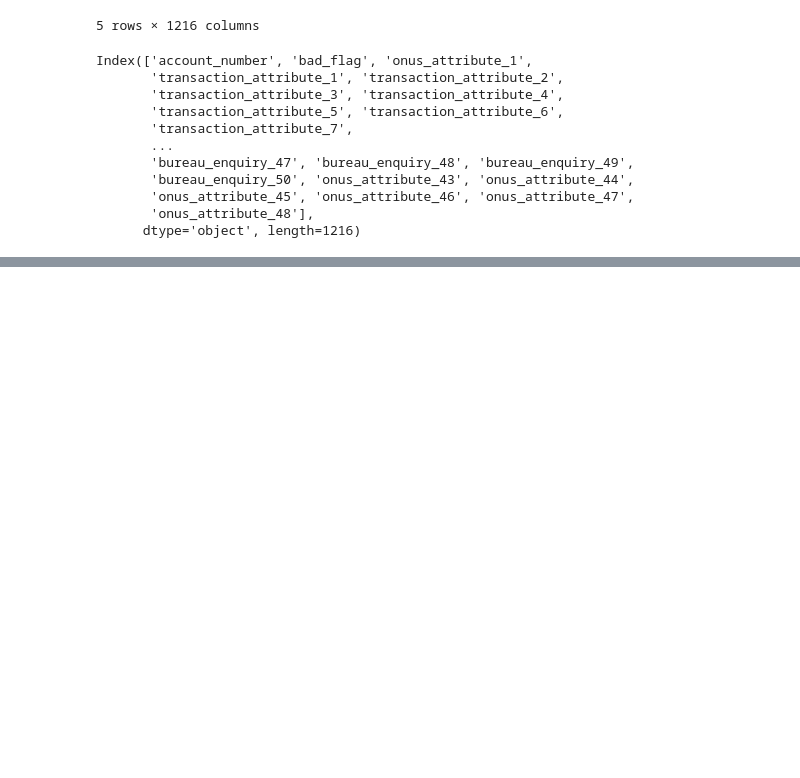
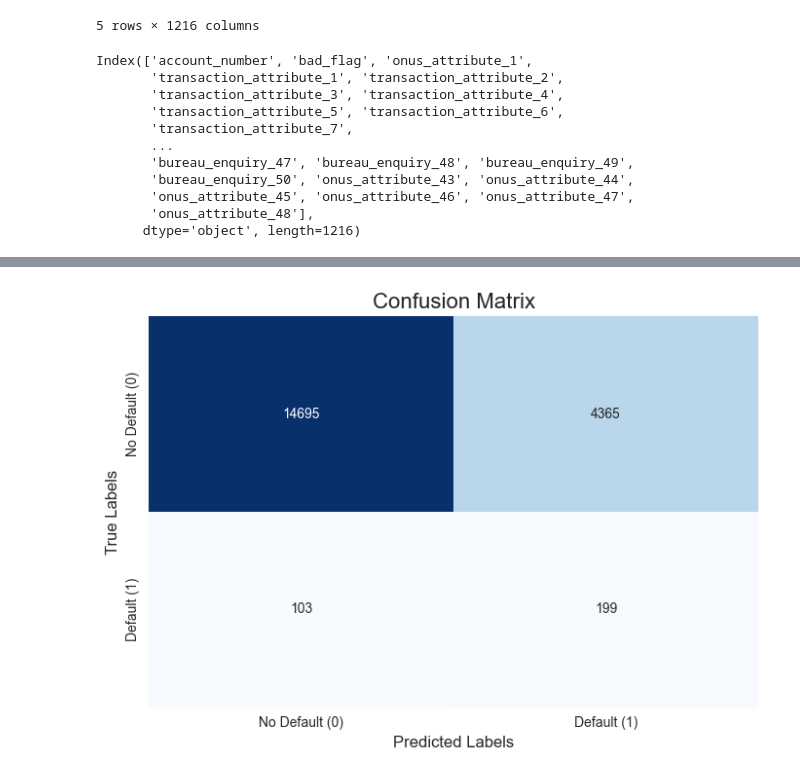
Before and after one commit to yashkk07/Convolve-3.0, a Jupyter notebook: hackathon.ipynb, the cells around one changed output, grey strips where cells are left out. Drawn from its saved outputs; the diff is of its cells as text; code cells hidden in the pictures; blank space fills up the shorter version.

Commit message:
update file
1st version of running logistic regression. Low sensitivity.

```diff
--- a/hackathon.ipynb
+++ b/hackathon.ipynb
@@ -33,0 +173,21 @@ Index(['account_number', 'bad_flag', 'onus_attribute_1',
+# %%
+from sklearn.linear_model import LogisticRegression
+from sklearn.metrics import accuracy_score, confusion_matrix, classification_report, roc_auc_score
+
+# Initialize the Logistic Regression model
+log_reg_model = LogisticRegression(random_state=97, max_iter=2000, class_weight='balanced')
+
+# Train the model
+log_reg_model.fit(X_train, y_train)
+
+# Make predictions on the test set
+y_pred = log_reg_model.predict(X_test)
+y_pred_prob = log_reg_model.predict_proba(X_test)[:, 1]  # Probabilities for the positive class (1)
+
+# Evaluate the model
+print("Accuracy Score:", accuracy_score(y_test, y_pred))
+print("\nConfusion Matrix:")
+print(confusion_matrix(y_test, y_pred))
+print("\nClassification Report:")
+print(classification_report(y_test, y_pred))
+print("\nROC-AUC Score:", roc_auc_score(y_test, y_pred_prob))
@@ -33,0 +220,16 @@ Index(['account_number', 'bad_flag', 'onus_attribute_1',
+# %%
+cm = confusion_matrix(y_test, y_pred)
+
+# Plot the confusion matrix using seaborn heatmap
+plt.figure(figsize=(7, 5))
+sns.heatmap(cm, annot=True, fmt='d', cmap='Blues', cbar=False,
+            xticklabels=['No Default (0)', 'Default (1)'],
+            yticklabels=['No Default (0)', 'Default (1)'])
+plt.title('Confusion Matrix', fontsize=16)
+plt.xlabel('Predicted Labels', fontsize=12)
+plt.ylabel('True Labels', fontsize=12)
+plt.tight_layout()
+
+plt.show()
+# %% [output]
+[figure, added]
```
Also changed, not shown: parts of 11 cells of this notebook.
